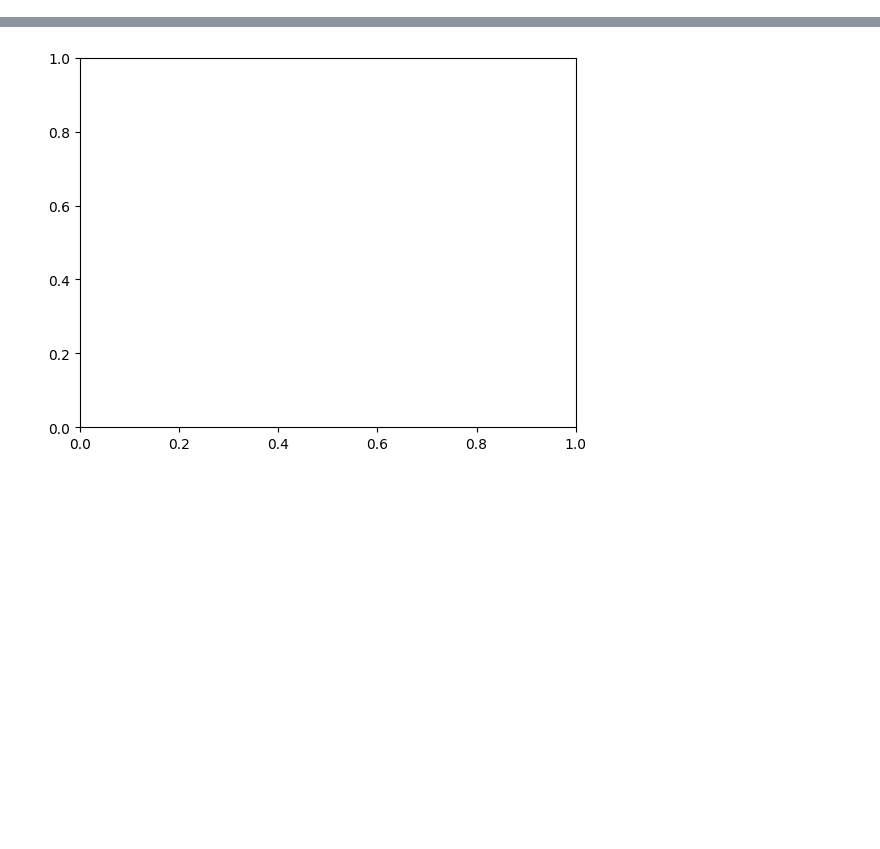
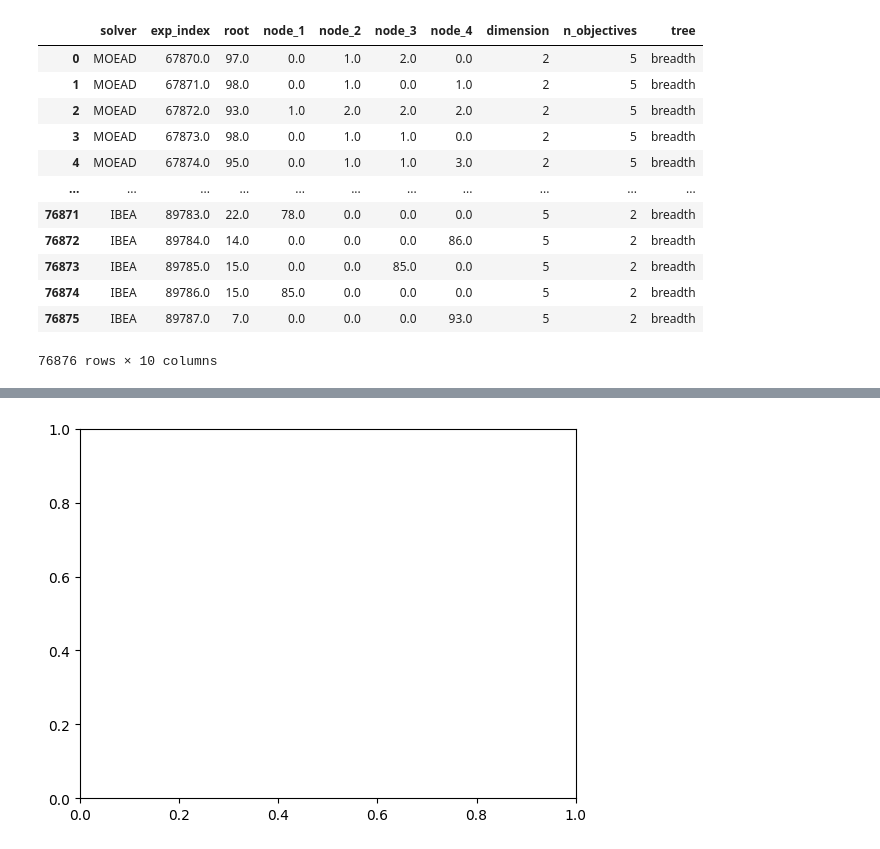
Before and after one commit to dsakurai/benchmark-visualizer, a Jupyter notebook: notebooks/rainplot_only.ipynb, the cells around one changed output, grey strips where cells are left out. Cells and saved outputs as stored; diff of their text form; code cells hidden in the pictures; blank space fills up the shorter version.

```diff
--- a/notebooks/rainplot_only.ipynb
+++ b/notebooks/rainplot_only.ipynb
@@ -28,6 +28,22 @@ for root, sub_dir, files in os.walk("."):
                 pass
 # %%
 new_df = pd.concat(plot_info,ignore_index=True)
+# %%
+new_df
+# %% [output]
+|  | solver | exp_index | root | node_1 | node_2 | node_3 | node_4 | dimension | n_objectives | tree |
+| 0 | MOEAD | 67870.0 | 97.0 | 0.0 | 1.0 | 2.0 | 0.0 | 2 | 5 | breadth |
+| 1 | MOEAD | 67871.0 | 98.0 | 0.0 | 1.0 | 0.0 | 1.0 | 2 | 5 | breadth |
+| 2 | MOEAD | 67872.0 | 93.0 | 1.0 | 2.0 | 2.0 | 2.0 | 2 | 5 | breadth |
+| 3 | MOEAD | 67873.0 | 98.0 | 0.0 | 1.0 | 1.0 | 0.0 | 2 | 5 | breadth |
+| 4 | MOEAD | 67874.0 | 95.0 | 0.0 | 1.0 | 1.0 | 3.0 | 2 | 5 | breadth |
+| ... | ... | ... | ... | ... | ... | ... | ... | ... | ... | ... |
+| 76871 | IBEA | 89783.0 | 22.0 | 78.0 | 0.0 | 0.0 | 0.0 | 5 | 2 | breadth |
+| 76872 | IBEA | 89784.0 | 14.0 | 0.0 | 0.0 | 0.0 | 86.0 | 5 | 2 | breadth |
+| 76873 | IBEA | 89785.0 | 15.0 | 0.0 | 0.0 | 85.0 | 0.0 | 5 | 2 | breadth |
+| 76874 | IBEA | 89786.0 | 15.0 | 85.0 | 0.0 | 0.0 | 0.0 | 5 | 2 | breadth |
+| 76875 | IBEA | 89787.0 | 7.0 | 0.0 | 0.0 | 0.0 | 93.0 | 5 | 2 | breadth |
+76876 rows × 10 columns
 # %%
 solver = "NSGAII"
 dim_n_obj_combs = [(4,3),(3,4),(2,5)]
```
Also changed, not shown: parts of 7 cells of this notebook, 6 other files.
